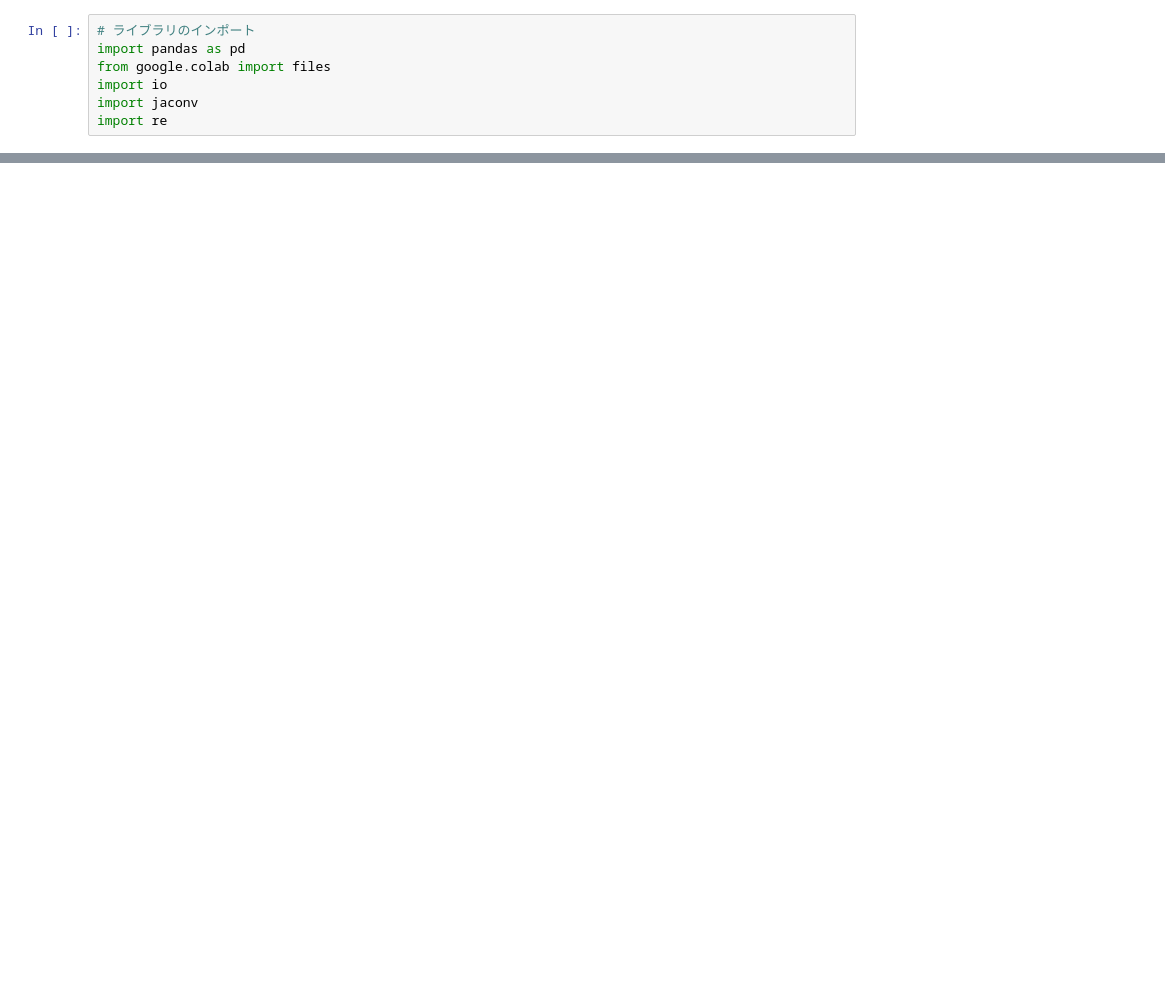
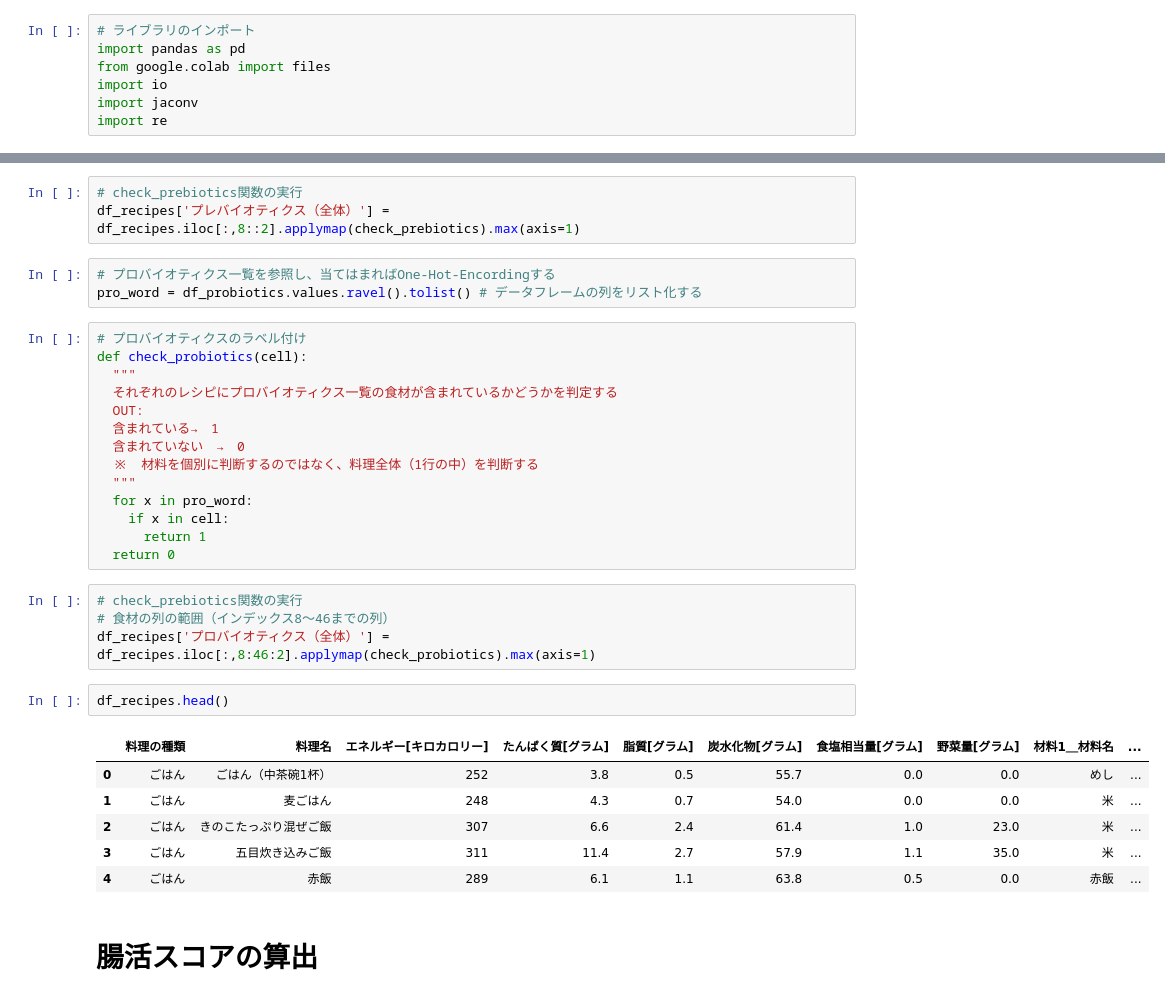
Before and after one commit to coco-maru/samurai_final_assignment, a Jupyter notebook: 腸活スコア.ipynb, the cells around one changed output, grey strips where cells are left out. Saved outputs shown, nothing was run; the diff lists cells and outputs as text; blank space fills up the shorter version.

```diff
--- a/腸活スコア.ipynb
+++ b/腸活スコア.ipynb
@@ -80,0 +126,35 @@ df_recipes.head()
+# %%
+# check_prebiotics関数の実行
+df_recipes['プレバイオティクス（全体）'] = df_recipes.iloc[:,8::2].applymap(check_prebiotics).max(axis=1)
+# %%
+# プロバイオティクス一覧を参照し、当てはまればOne-Hot-Encordingする
+pro_word = df_probiotics.values.ravel().tolist() # データフレームの列をリスト化する
+# %%
+# プロバイオティクスのラベル付け
+def check_probiotics(cell):
+  """
+  それぞれのレシピにプロバイオティクス一覧の食材が含まれているかどうかを判定する
+  OUT:
+  含まれている→　1
+  含まれていない　→　0
+  ※　材料を個別に判断するのではなく、料理全体（1行の中）を判断する
+  """
+  for x in pro_word:
+    if x in cell:
+      return 1
+  return 0
+# %%
+# check_prebiotics関数の実行
+# 食材の列の範囲（インデックス8～46までの列）
+df_recipes['プロバイオティクス（全体）'] = df_recipes.iloc[:,8:46:2].applymap(check_probiotics).max(axis=1)
+# %%
+df_recipes.head()
+# %% [output]
+|  | 料理の種類 | 料理名 | エネルギー[キロカロリー] | たんぱく質[グラム] | 脂質[グラム] | 炭水化物[グラム] | 食塩相当量[グラム] | 野菜量[グラム] | 材料1＿材料名 | ... |
+| 0 | ごはん | ごはん（中茶碗1杯） | 252 | 3.8 | 0.5 | 55.7 | 0.0 | 0.0 | めし | ... |
+| 1 | ごはん | 麦ごはん | 248 | 4.3 | 0.7 | 54.0 | 0.0 | 0.0 | 米 | ... |
+| 2 | ごはん | きのこたっぷり混ぜご飯 | 307 | 6.6 | 2.4 | 61.4 | 1.0 | 23.0 | 米 | ... |
+| 3 | ごはん | 五目炊き込みご飯 | 311 | 11.4 | 2.7 | 57.9 | 1.1 | 35.0 | 米 | ... |
+| 4 | ごはん | 赤飯 | 289 | 6.1 | 1.1 | 63.8 | 0.5 | 0.0 | 赤飯 | ... |
+# %% [markdown]
+# 腸活スコアの算出
```
Also changed, not shown: parts of 15 cells of this notebook.
